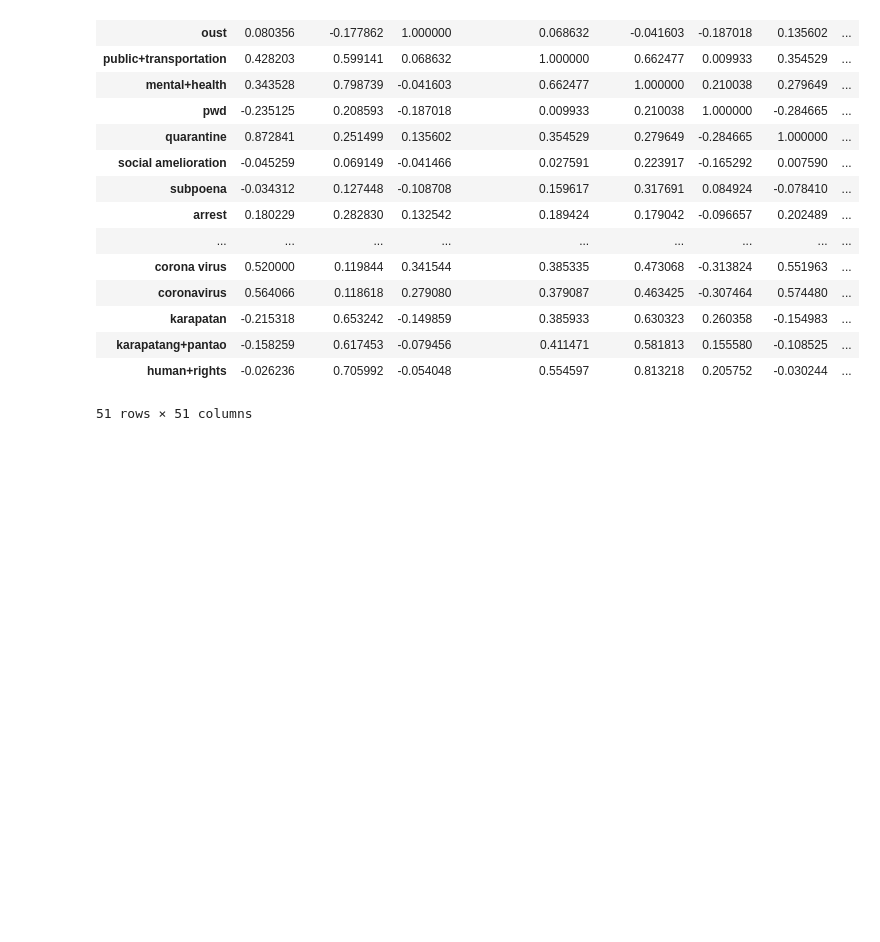
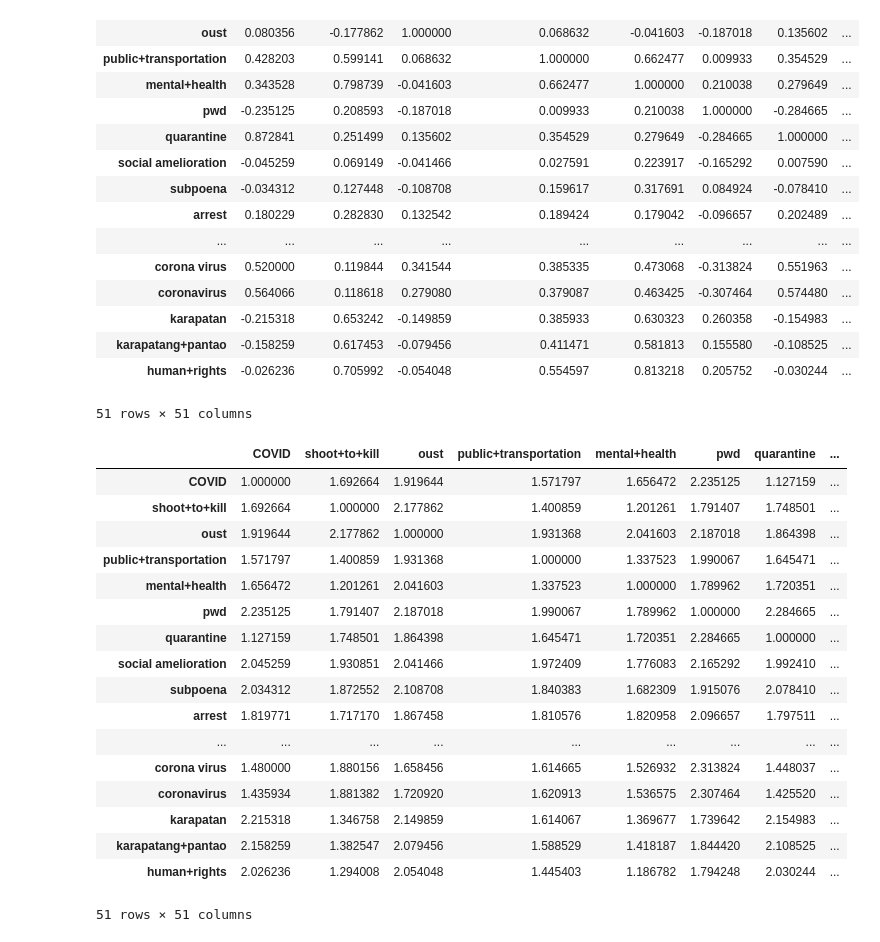
Before and after one commit to docligot/constellation_tools, a Jupyter notebook: Constellation Tools.ipynb, the cells around one changed output. Drawn from its saved outputs; the diff is of its cells as text; code cells hidden in the pictures; blank space fills up the shorter version.

```diff
--- a/Constellation Tools.ipynb
+++ b/Constellation Tools.ipynb
@@ -64,6 +64,33 @@ dataset_correlation
 | karapatang+pantao | -0.158259 | 0.617453 | -0.079456 | 0.411471 | 0.581813 | 0.155580 | -0.108525 | ... |
 | human+rights | -0.026236 | 0.705992 | -0.054048 | 0.554597 | 0.813218 | 0.205752 | -0.030244 | ... |
 51 rows × 51 columns
+# %%
+# Rescale Correlation to distances
+
+def rescale_corr(x):
+    return 2 - x
+
+dataset_rescale = dataset_correlation.apply(rescale_corr)
+dataset_rescale
+# %% [output]
+|  | COVID | shoot+to+kill | oust | public+transportation | mental+health | pwd | quarantine | ... |
+| COVID | 1.000000 | 1.692664 | 1.919644 | 1.571797 | 1.656472 | 2.235125 | 1.127159 | ... |
+| shoot+to+kill | 1.692664 | 1.000000 | 2.177862 | 1.400859 | 1.201261 | 1.791407 | 1.748501 | ... |
+| oust | 1.919644 | 2.177862 | 1.000000 | 1.931368 | 2.041603 | 2.187018 | 1.864398 | ... |
+| public+transportation | 1.571797 | 1.400859 | 1.931368 | 1.000000 | 1.337523 | 1.990067 | 1.645471 | ... |
+| mental+health | 1.656472 | 1.201261 | 2.041603 | 1.337523 | 1.000000 | 1.789962 | 1.720351 | ... |
+| pwd | 2.235125 | 1.791407 | 2.187018 | 1.990067 | 1.789962 | 1.000000 | 2.284665 | ... |
+| quarantine | 1.127159 | 1.748501 | 1.864398 | 1.645471 | 1.720351 | 2.284665 | 1.000000 | ... |
+| social amelioration | 2.045259 | 1.930851 | 2.041466 | 1.972409 | 1.776083 | 2.165292 | 1.992410 | ... |
+| subpoena | 2.034312 | 1.872552 | 2.108708 | 1.840383 | 1.682309 | 1.915076 | 2.078410 | ... |
+| arrest | 1.819771 | 1.717170 | 1.867458 | 1.810576 | 1.820958 | 2.096657 | 1.797511 | ... |
+| ... | ... | ... | ... | ... | ... | ... | ... | ... |
+| corona virus | 1.480000 | 1.880156 | 1.658456 | 1.614665 | 1.526932 | 2.313824 | 1.448037 | ... |
+| coronavirus | 1.435934 | 1.881382 | 1.720920 | 1.620913 | 1.536575 | 2.307464 | 1.425520 | ... |
+| karapatan | 2.215318 | 1.346758 | 2.149859 | 1.614067 | 1.369677 | 1.739642 | 2.154983 | ... |
+| karapatang+pantao | 2.158259 | 1.382547 | 2.079456 | 1.588529 | 1.418187 | 1.844420 | 2.108525 | ... |
+| human+rights | 2.026236 | 1.294008 | 2.054048 | 1.445403 | 1.186782 | 1.794248 | 2.030244 | ... |
+51 rows × 51 columns
 # %%
 # Multi-dimensional Scaling
 
```
Also changed, not shown: parts of 7 cells of this notebook, 7 other files.
